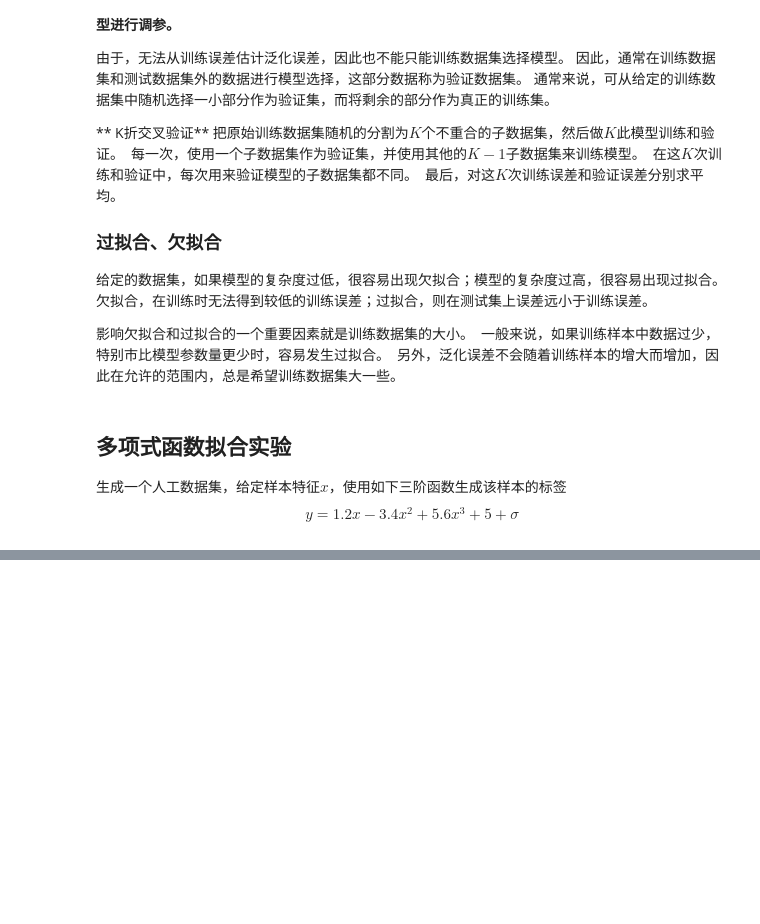
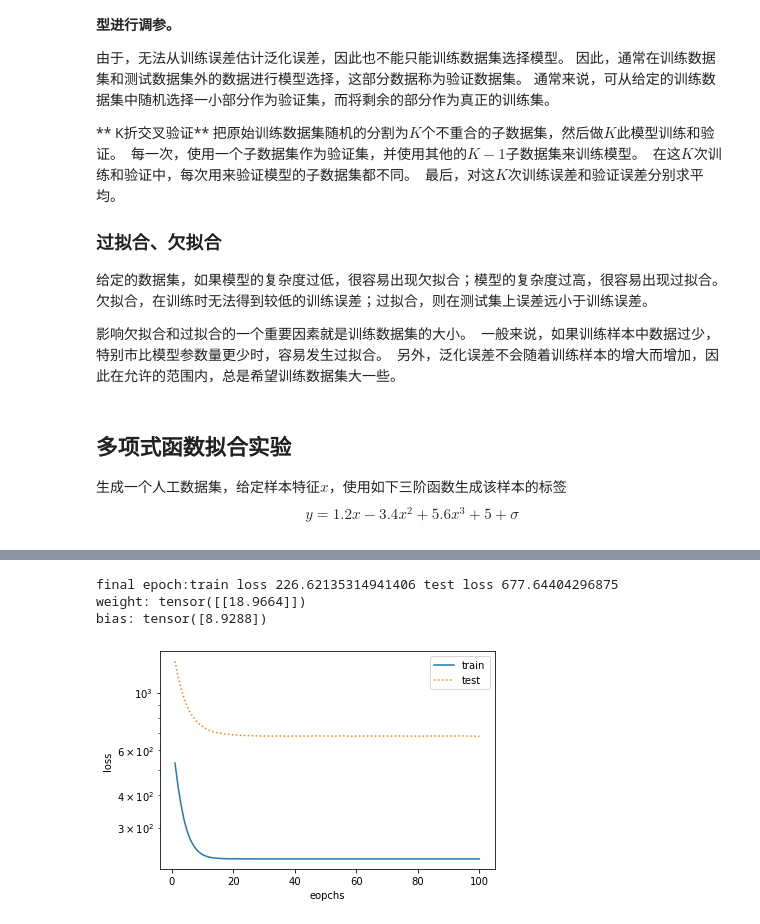
Before and after one commit to brookicv/DLearning, a Jupyter notebook: DiveInfoDL/3.11模型选择.ipynb, the cells around one changed output, grey strips where cells are left out. Saved outputs shown, nothing was run; the diff lists cells and outputs as text; code cells hidden in the pictures; blank space fills up the shorter version.

```diff
--- a/DiveInfoDL/3.11模型选择.ipynb
+++ b/DiveInfoDL/3.11模型选择.ipynb
@@ -47,0 +103,7 @@ tensor([[-0.0797],
+# %%
+fit_and_plot(features[:n_train,:],features[n_train:,:],labels[:n_train],labels[n_train:])
+# %% [output]
+final epoch:train loss 226.62135314941406 test loss 677.64404296875
+weight: tensor([[18.9664]])
+bias: tensor([8.9288])
+[figure, added]
```
Also changed, not shown: parts of 9 cells of this notebook, 2 other files.
